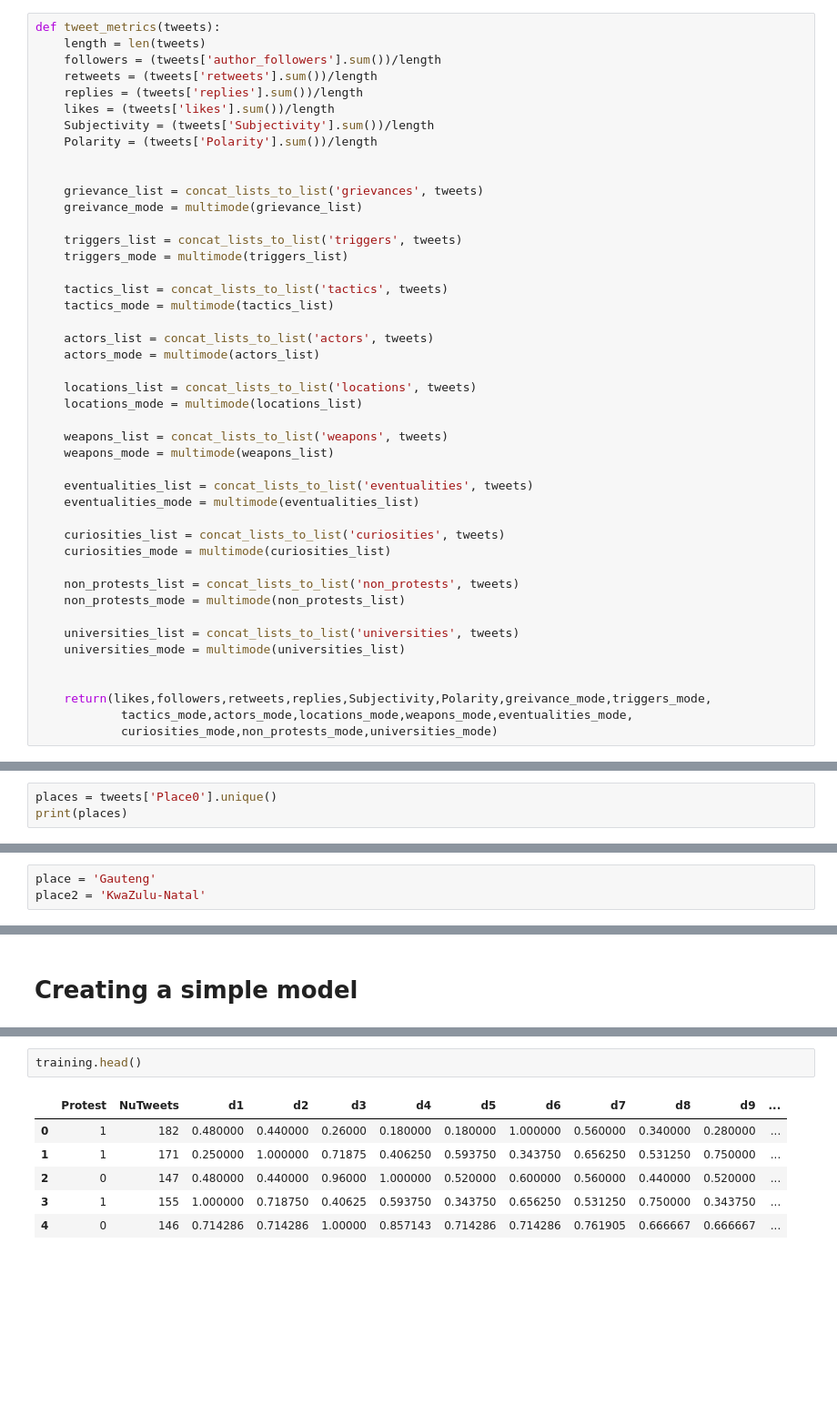
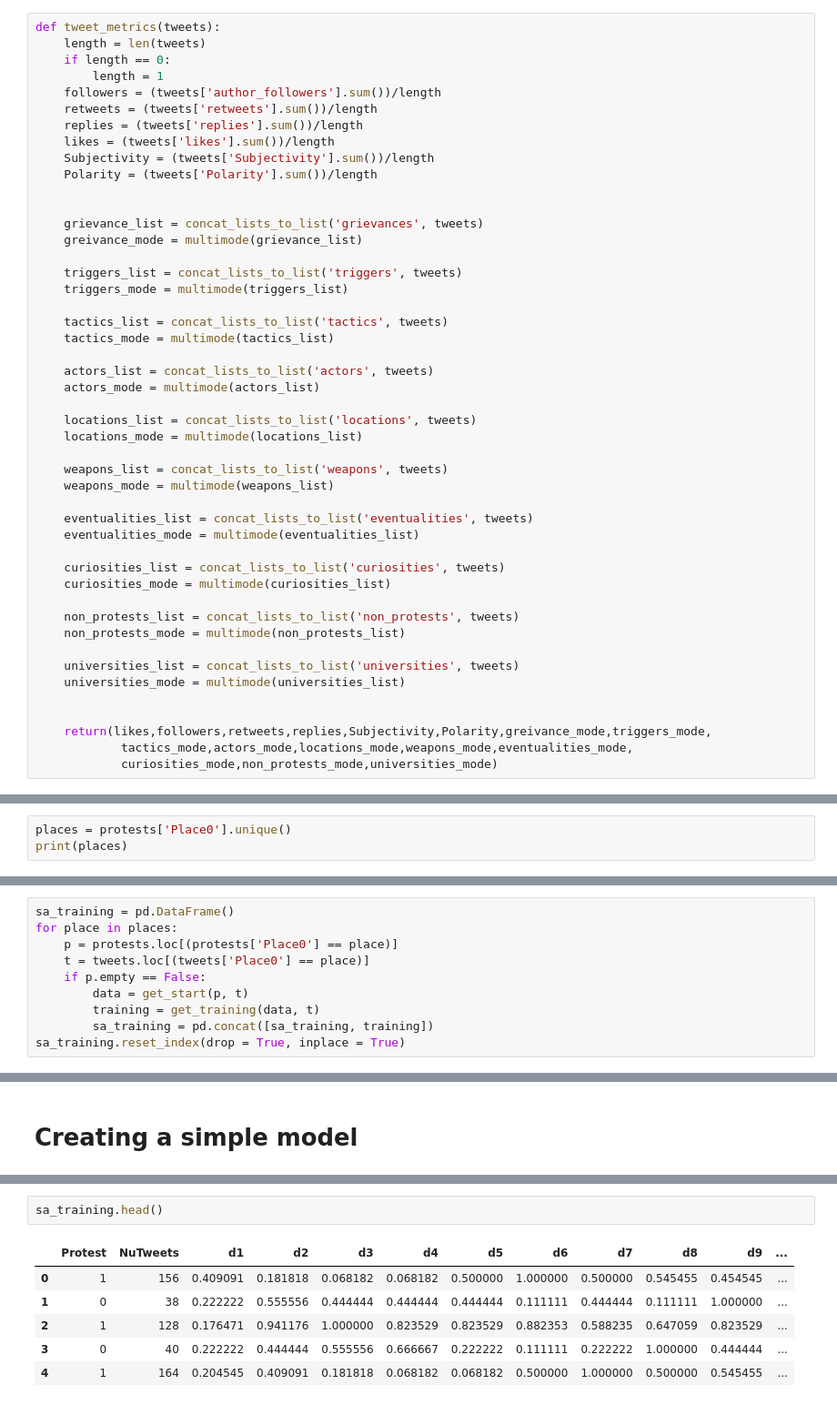
Before and after one commit to HraklisPapag/Team-Riot, a Jupyter notebook: training2.ipynb, the cells around one changed output, grey strips where cells are left out. Shown at 91% size. Saved outputs shown, nothing was run; the diff lists cells and outputs as text; blank space fills up the shorter version.

```diff
--- a/training2.ipynb
+++ b/training2.ipynb
@@ -204,6 +208,8 @@ def concat_lists_to_list(column_name, df):
 # %%
 def tweet_metrics(tweets):
     length = len(tweets)
+    if length == 0:
+        length = 1
     followers = (tweets['author_followers'].sum())/length
     retweets = (tweets['retweets'].sum())/length
     replies = (tweets['replies'].sum())/length
@@ -422,6 +431,6 @@ protests.head(1)
 # %% [markdown]
 # Lets test protest in a chosen place
 # %%
-places = tweets['Place0'].unique()
+places = protests['Place0'].unique()
 print(places)
 # %% [output]
@@ -435,3 +443,0 @@ print(protests['Place0'].unique())
-# %%
-place = 'Gauteng'
-place2 = 'KwaZulu-Natal'
@@ -446,2 +444,12 @@ place2 = 'KwaZulu-Natal'
+# %%
+sa_training = pd.DataFrame()
+for place in places:
+    p = protests.loc[(protests['Place0'] == place)]
+    t = tweets.loc[(tweets['Place0'] == place)]
+    if p.empty == False:
+        data = get_start(p, t)
+        training = get_training(data, t)
+        sa_training = pd.concat([sa_training, training])
+sa_training.reset_index(drop = True, inplace = True)
 # %%
 # Expected Time for 20k tweets = seconds
@@ -479,9 +482,9 @@ log[1]
 # %%
-training.head()
+sa_training.head()
 # %% [output]
 |  | Protest | NuTweets | d1 | d2 | d3 | d4 | d5 | d6 | d7 | d8 | d9 | ... |
-| 0 | 1 | 182 | 0.480000 | 0.440000 | 0.26000 | 0.180000 | 0.180000 | 1.000000 | 0.560000 | 0.340000 | 0.280000 | ... |
-| 1 | 1 | 171 | 0.250000 | 1.000000 | 0.71875 | 0.406250 | 0.593750 | 0.343750 | 0.656250 | 0.531250 | 0.750000 | ... |
-| 2 | 0 | 147 | 0.480000 | 0.440000 | 0.96000 | 1.000000 | 0.520000 | 0.600000 | 0.560000 | 0.440000 | 0.520000 | ... |
-| 3 | 1 | 155 | 1.000000 | 0.718750 | 0.40625 | 0.593750 | 0.343750 | 0.656250 | 0.531250 | 0.750000 | 0.343750 | ... |
-| 4 | 0 | 146 | 0.714286 | 0.714286 | 1.00000 | 0.857143 | 0.714286 | 0.714286 | 0.761905 | 0.666667 | 0.666667 | ... |
+| 0 | 1 | 156 | 0.409091 | 0.181818 | 0.068182 | 0.068182 | 0.500000 | 1.000000 | 0.500000 | 0.545455 | 0.454545 | ... |
+| 1 | 0 | 38 | 0.222222 | 0.555556 | 0.444444 | 0.444444 | 0.444444 | 0.111111 | 0.444444 | 0.111111 | 1.000000 | ... |
+| 2 | 1 | 128 | 0.176471 | 0.941176 | 1.000000 | 0.823529 | 0.823529 | 0.882353 | 0.588235 | 0.647059 | 0.823529 | ... |
+| 3 | 0 | 40 | 0.222222 | 0.444444 | 0.555556 | 0.666667 | 0.222222 | 0.111111 | 0.222222 | 1.000000 | 0.444444 | ... |
+| 4 | 1 | 164 | 0.204545 | 0.409091 | 0.181818 | 0.068182 | 0.068182 | 0.500000 | 1.000000 | 0.500000 | 0.545455 | ... |
```
Also changed, not shown: parts of 14 cells of this notebook, 2 other files.
